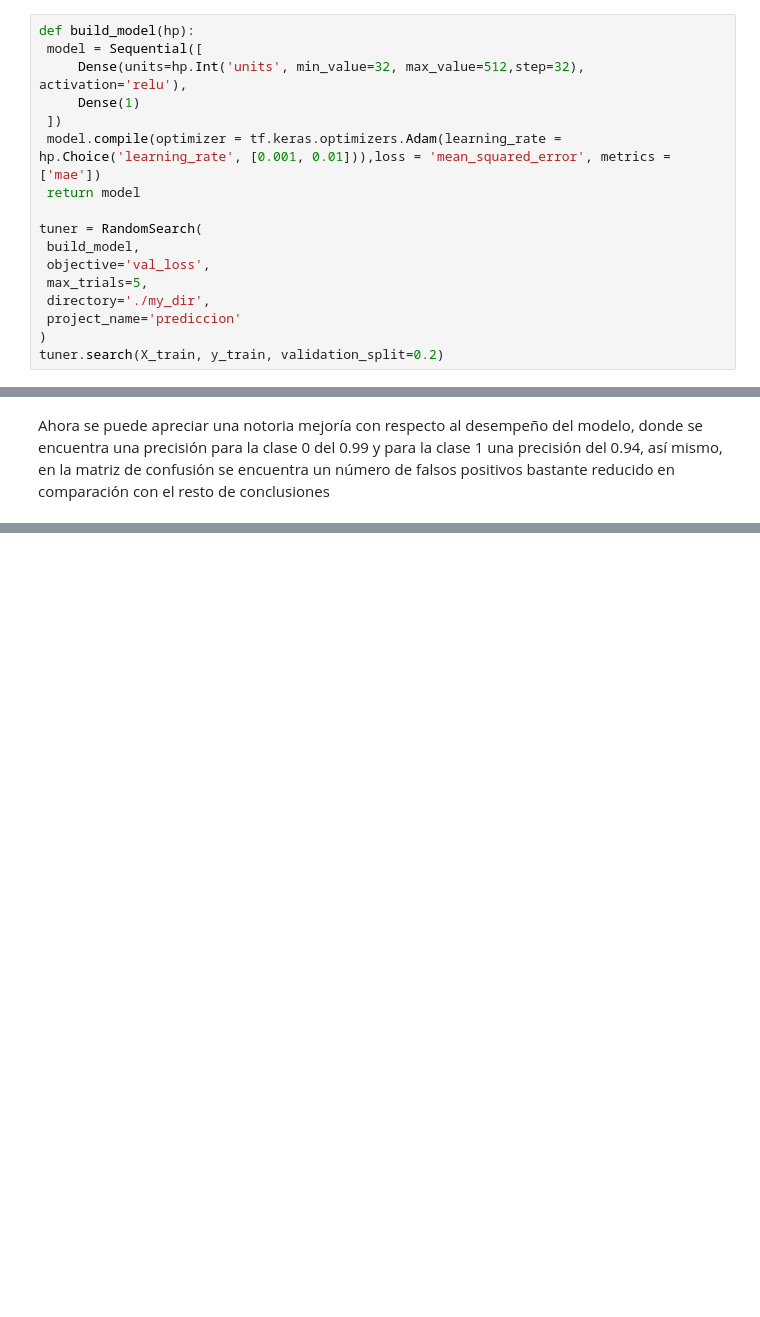
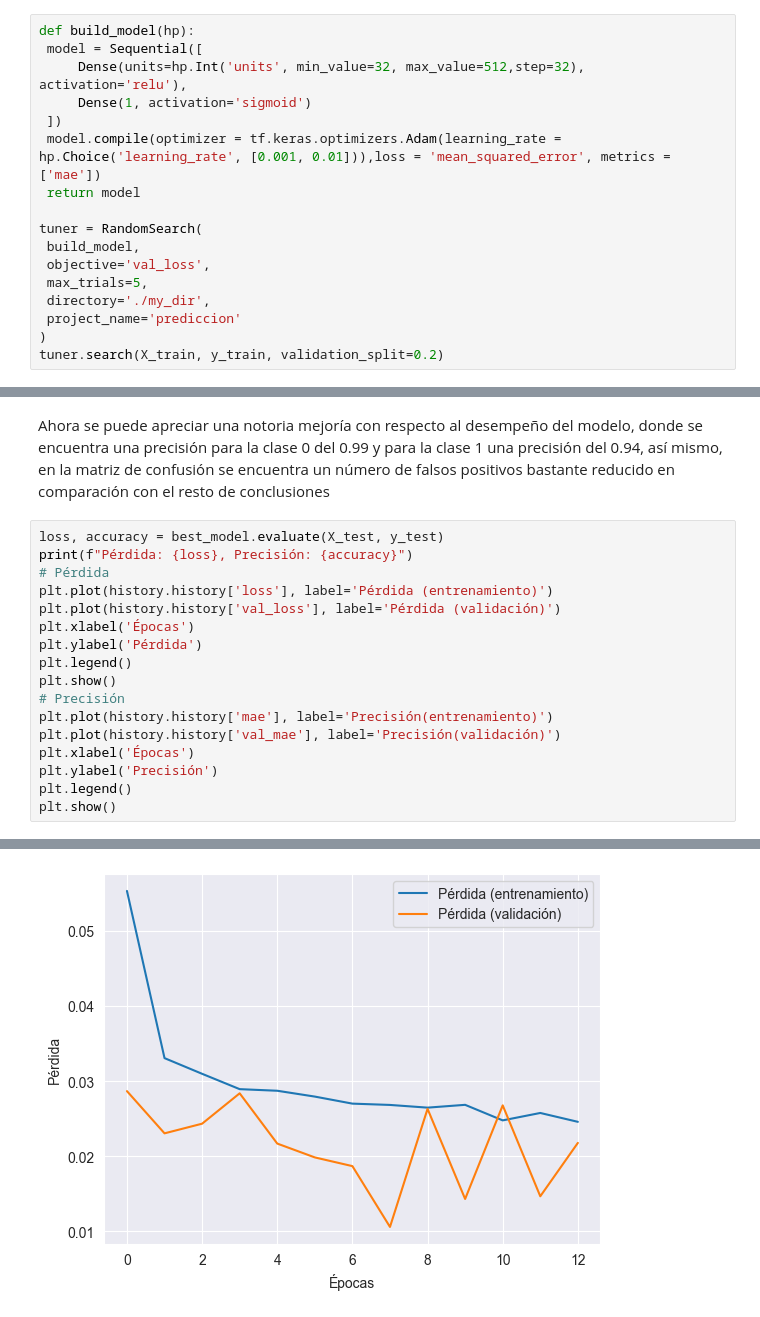
Before and after one commit to SamuehFDEZ/ProgramacionIA, a Jupyter notebook: UD4/PracticaAveriasEnEquiposindustriales/anomaliasEquipos.ipynb, the cells around one changed output, grey strips where cells are left out. Cells and saved outputs as stored; diff of their text form; blank space fills up the shorter version.

```diff
--- a/UD4/PracticaAveriasEnEquiposindustriales/anomaliasEquipos.ipynb
+++ b/UD4/PracticaAveriasEnEquiposindustriales/anomaliasEquipos.ipynb
@@ -445,7 +357,7 @@ Al igual que se visualizó con las gráficas, la matriz de confusión confirma l
 def build_model(hp):
  model = Sequential([
      Dense(units=hp.Int('units', min_value=32, max_value=512,step=32), activation='relu'),
-     Dense(1)
+     Dense(1, activation='sigmoid')
  ])
  model.compile(optimizer = tf.keras.optimizers.Adam(learning_rate = hp.Choice('learning_rate', [0.001, 0.01])),loss = 'mean_squared_error', metrics = ['mae'])
  return model
@@ -508,2 +420,20 @@ No Mantenimiento       0.99      0.94      0.96      5415
 # %% [markdown]
 Ahora se puede apreciar una notoria mejoría con respecto al desempeño del modelo, donde se encuentra una precisión para la clase 0 del 0.99 y para la clase 1 una precisión del 0.94, así mismo, en la matriz de confusión se encuentra un número de falsos positivos bastante reducido en comparación con el resto de conclusiones
+# %%
+loss, accuracy = best_model.evaluate(X_test, y_test)
+print(f"Pérdida: {loss}, Precisión: {accuracy}")
+# Pérdida
+plt.plot(history.history['loss'], label='Pérdida (entrenamiento)')
+plt.plot(history.history['val_loss'], label='Pérdida (validación)')
+plt.xlabel('Épocas')
+plt.ylabel('Pérdida')
+plt.legend()
+plt.show()
+# Precisión
+plt.plot(history.history['mae'], label='Precisión(entrenamiento)')
+plt.plot(history.history['val_mae'], label='Precisión(validación)')
+plt.xlabel('Épocas')
+plt.ylabel('Precisión')
+plt.legend()
+plt.show()
+# %% [output]
@@ -509,0 +442 @@ Ahora se puede apreciar una notoria mejoría con respecto al desempeño del mode
+[figure, added]
```
Also changed, not shown: parts of 18 cells of this notebook, 3 other files.
